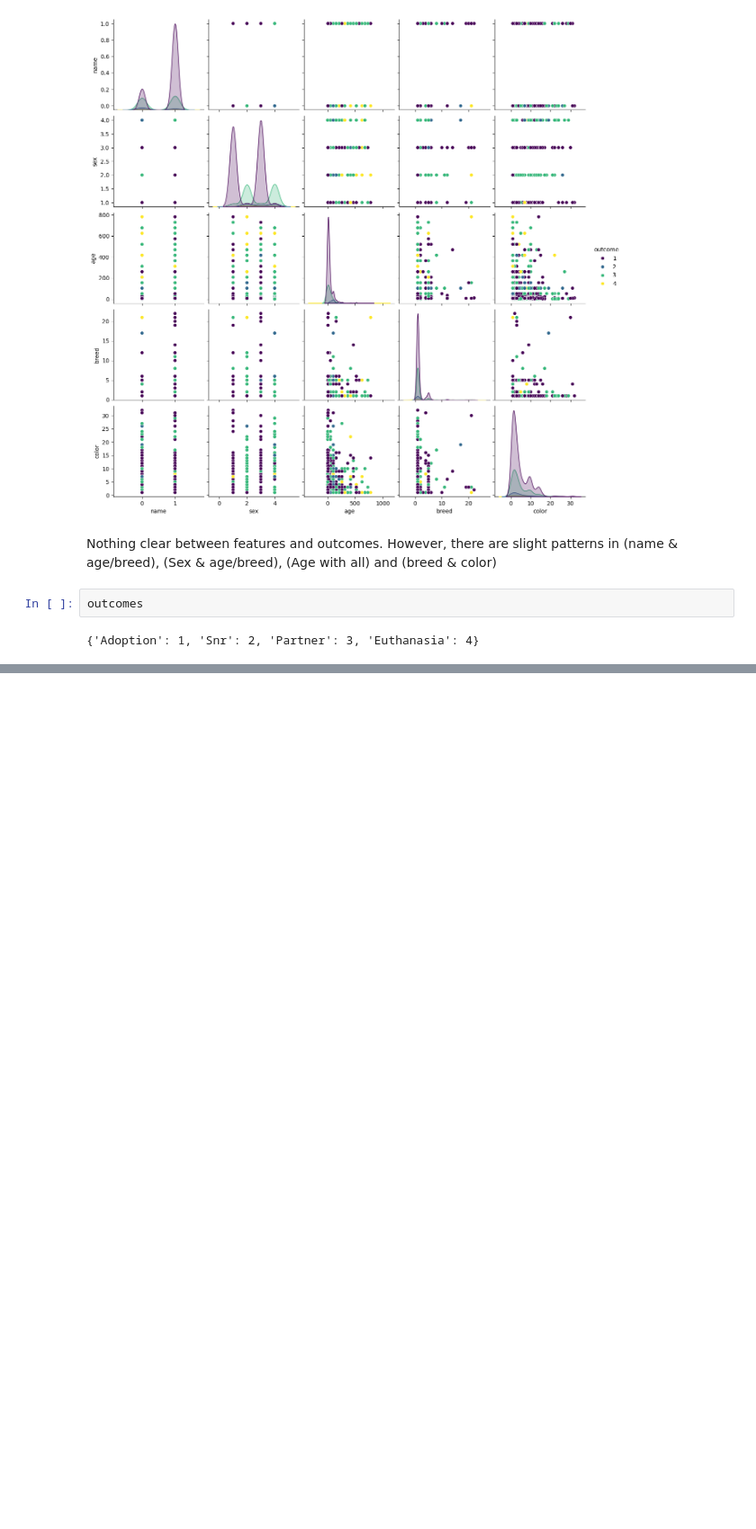
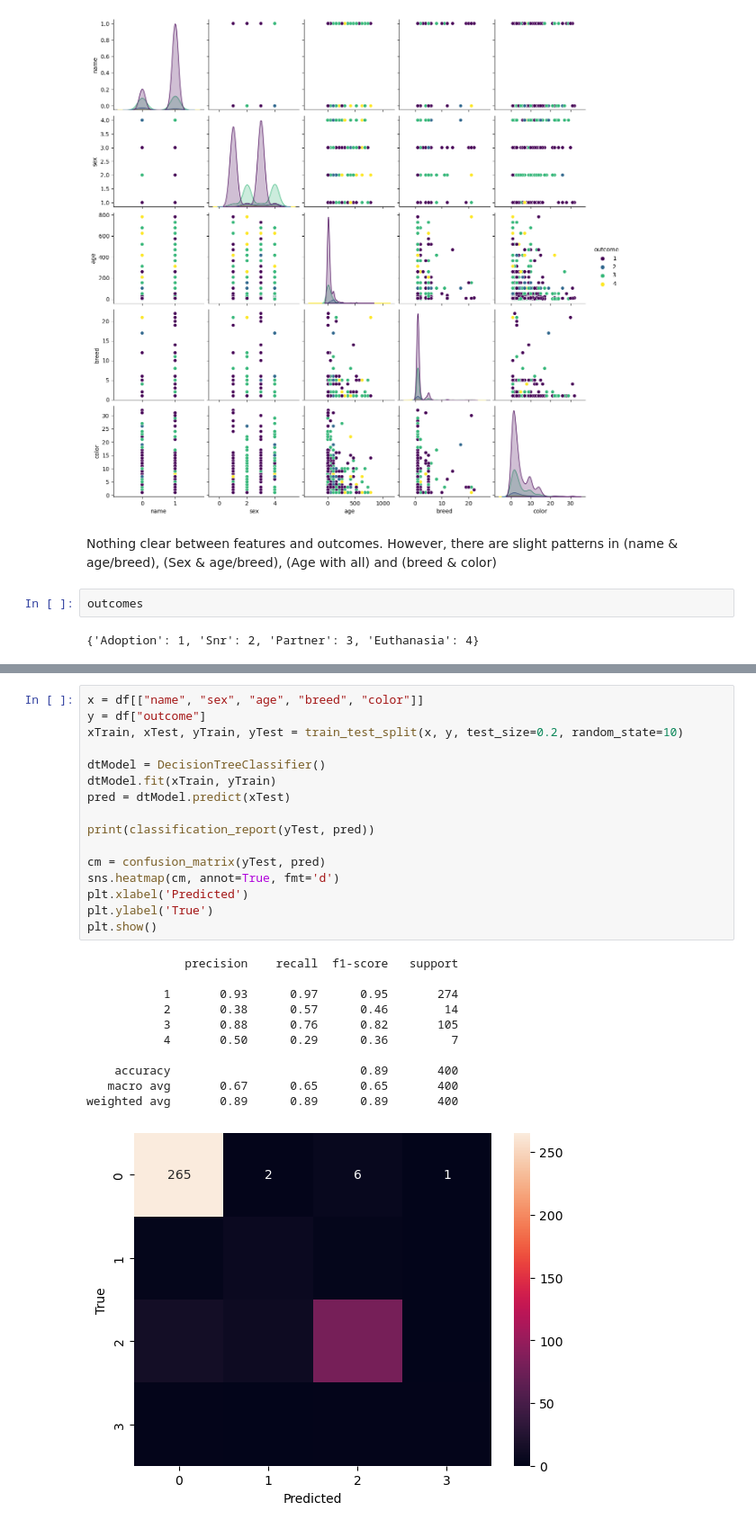
Before and after one commit to BictorFonseca/DataAnalysis, a Jupyter notebook: Project/term_project.ipynb, the cells around one changed output, grey strips where cells are left out. Shown at 90% size. Cells and saved outputs as stored; diff of their text form; blank space fills up the shorter version.

```diff
--- a/Project/term_project.ipynb
+++ b/Project/term_project.ipynb
@@ -656,0 +668,28 @@ Precision is ill-defined and being set to 0.0 in labels with no predicted sample
+# %%
+x = df[["name", "sex", "age", "breed", "color"]]
+y = df["outcome"]
+xTrain, xTest, yTrain, yTest = train_test_split(x, y, test_size=0.2, random_state=10)
+
+dtModel = DecisionTreeClassifier()
+dtModel.fit(xTrain, yTrain)
+pred = dtModel.predict(xTest)
+
+print(classification_report(yTest, pred))
+
+cm = confusion_matrix(yTest, pred)
+sns.heatmap(cm, annot=True, fmt='d')
+plt.xlabel('Predicted')
+plt.ylabel('True')
+plt.show()
+# %% [output]
+              precision    recall  f1-score   support
+
+           1       0.93      0.97      0.95       274
+           2       0.38      0.57      0.46        14
+           3       0.88      0.76      0.82       105
+           4       0.50      0.29      0.36         7
+
+    accuracy                           0.89       400
+   macro avg       0.67      0.65      0.65       400
+weighted avg       0.89      0.89      0.89       400
+[figure, added]
```
Also changed, not shown: parts of 7 cells of this notebook.
